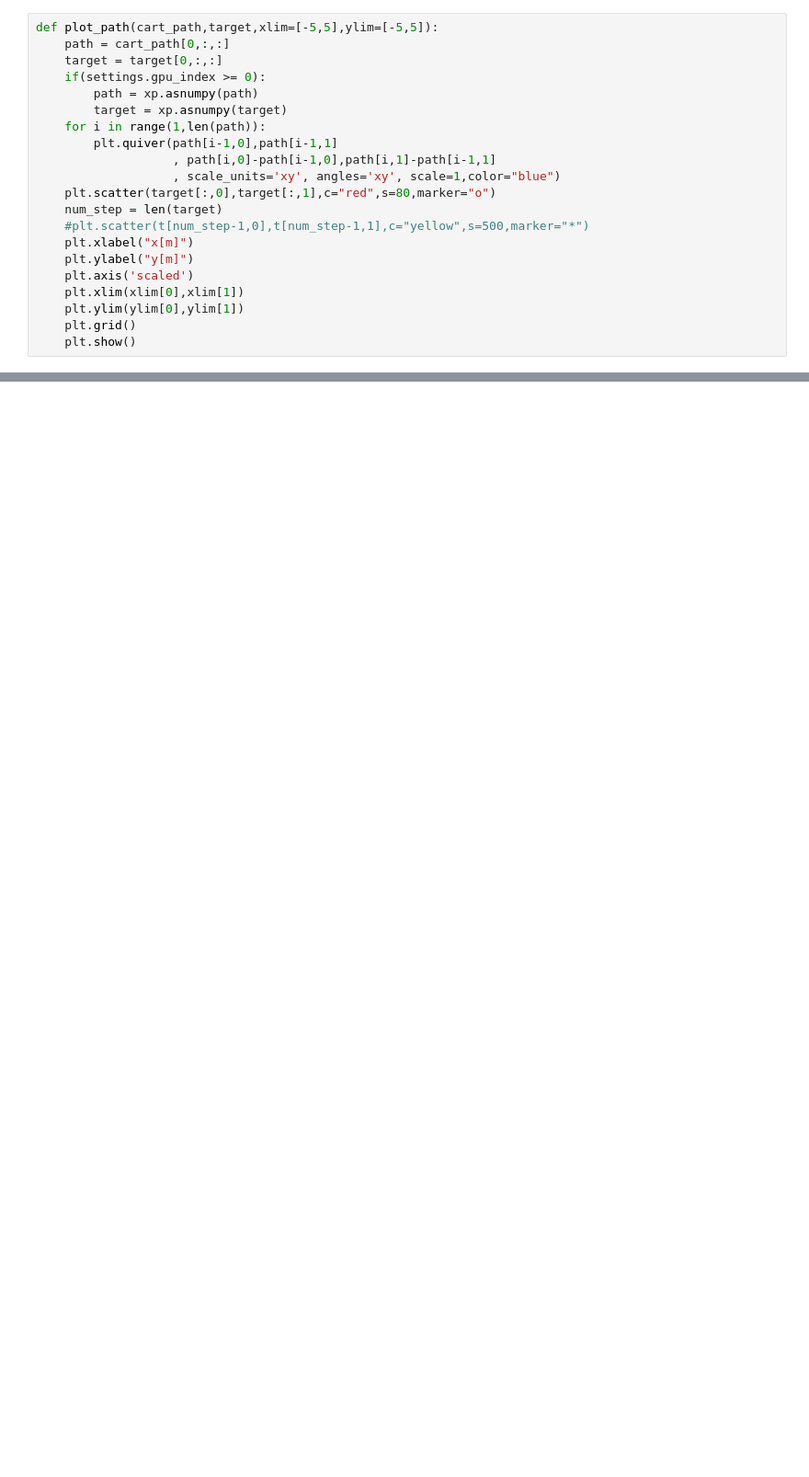
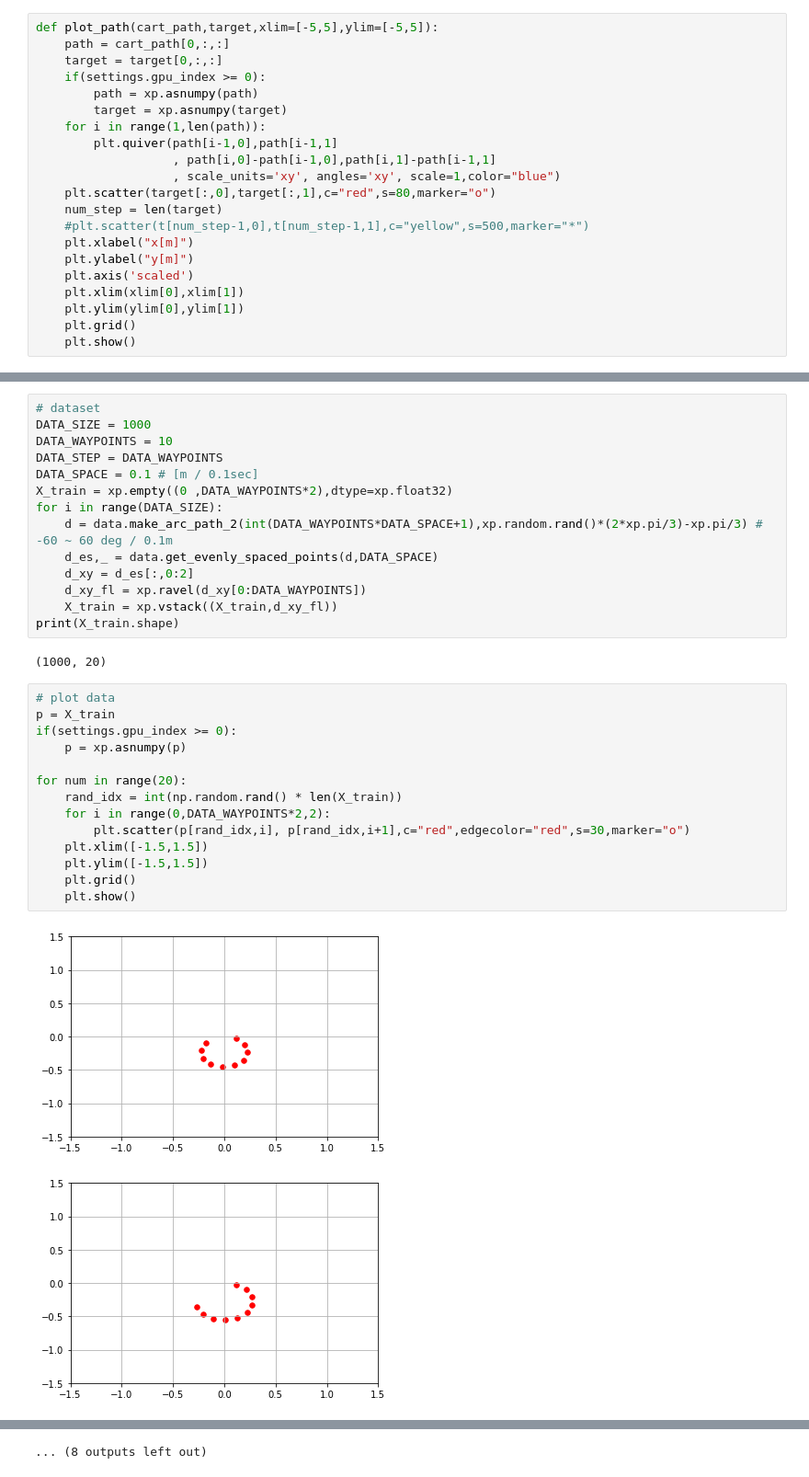
Before and after one commit to yotaseki/ROS-Cart, a Jupyter notebook: script/Train.ipynb, the cells around one changed output, grey strips where cells are left out. Shown: that part at 92% size. Drawn from its saved outputs; the diff is of its cells as text; blank space fills up the shorter version.

```diff
--- a/script/Train.ipynb
+++ b/script/Train.ipynb
@@ -128,0 +159,33 @@ def loss_function():
+# %%
+# dataset
+DATA_SIZE = 1000
+DATA_WAYPOINTS = 10
+DATA_STEP = DATA_WAYPOINTS
+DATA_SPACE = 0.1 # [m / 0.1sec]
+X_train = xp.empty((0 ,DATA_WAYPOINTS*2),dtype=xp.float32)
+for i in range(DATA_SIZE):
+    d = data.make_arc_path_2(int(DATA_WAYPOINTS*DATA_SPACE+1),xp.random.rand()*(2*xp.pi/3)-xp.pi/3) # -60 ~ 60 deg / 0.1m
+    d_es,_ = data.get_evenly_spaced_points(d,DATA_SPACE)
+    d_xy = d_es[:,0:2]
+    d_xy_fl = xp.ravel(d_xy[0:DATA_WAYPOINTS])
+    X_train = xp.vstack((X_train,d_xy_fl))
+print(X_train.shape)
+# %% [output]
+(1000, 20)
+# %%
+# plot data
+p = X_train
+if(settings.gpu_index >= 0):
+    p = xp.asnumpy(p)
+
+for num in range(20):
+    rand_idx = int(np.random.rand() * len(X_train))
+    for i in range(0,DATA_WAYPOINTS*2,2):
+        plt.scatter(p[rand_idx,i], p[rand_idx,i+1],c="red",edgecolor="red",s=30,marker="o")
+    plt.xlim([-1.5,1.5])
+    plt.ylim([-1.5,1.5])
+    plt.grid()
+    plt.show()
+# %% [output]
+[figure, added]
+[figure, added]
@@ -128,0 +202 @@ def loss_function():
+... (8 outputs left out)
```
Also changed, not shown: parts of 11 cells of this notebook, 2 other files.
